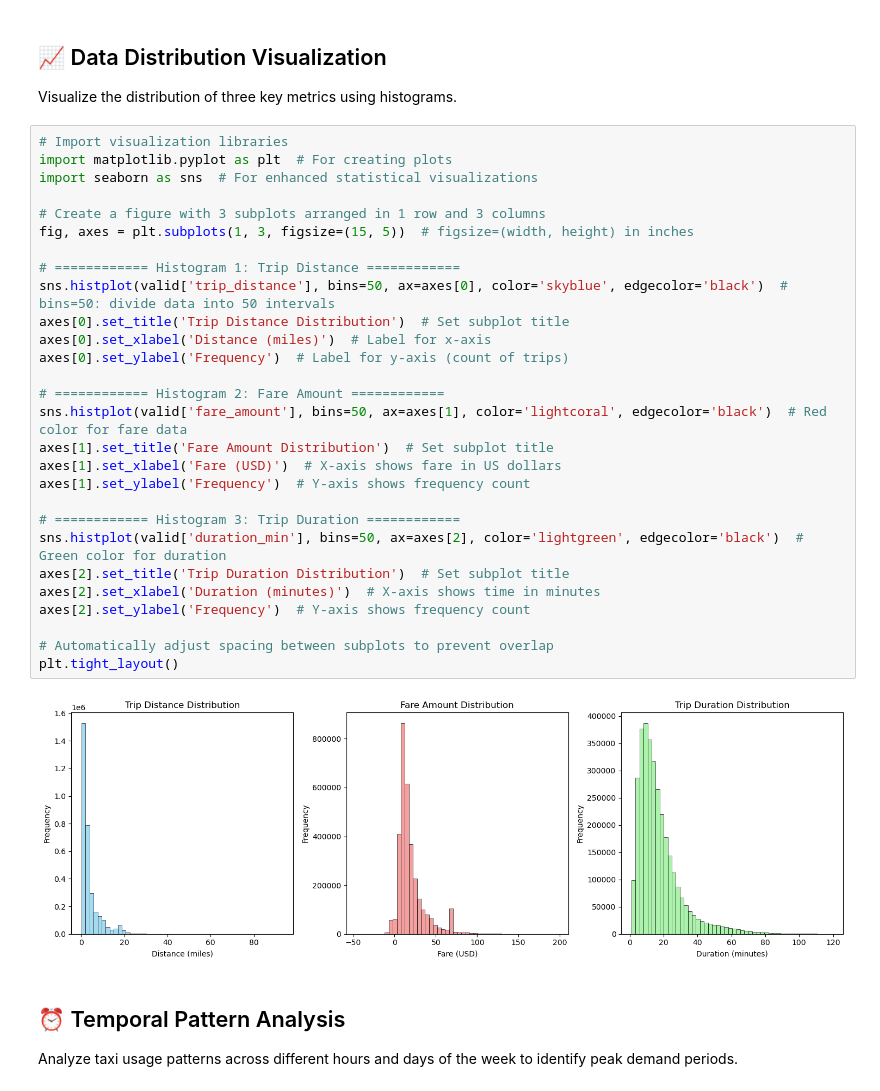
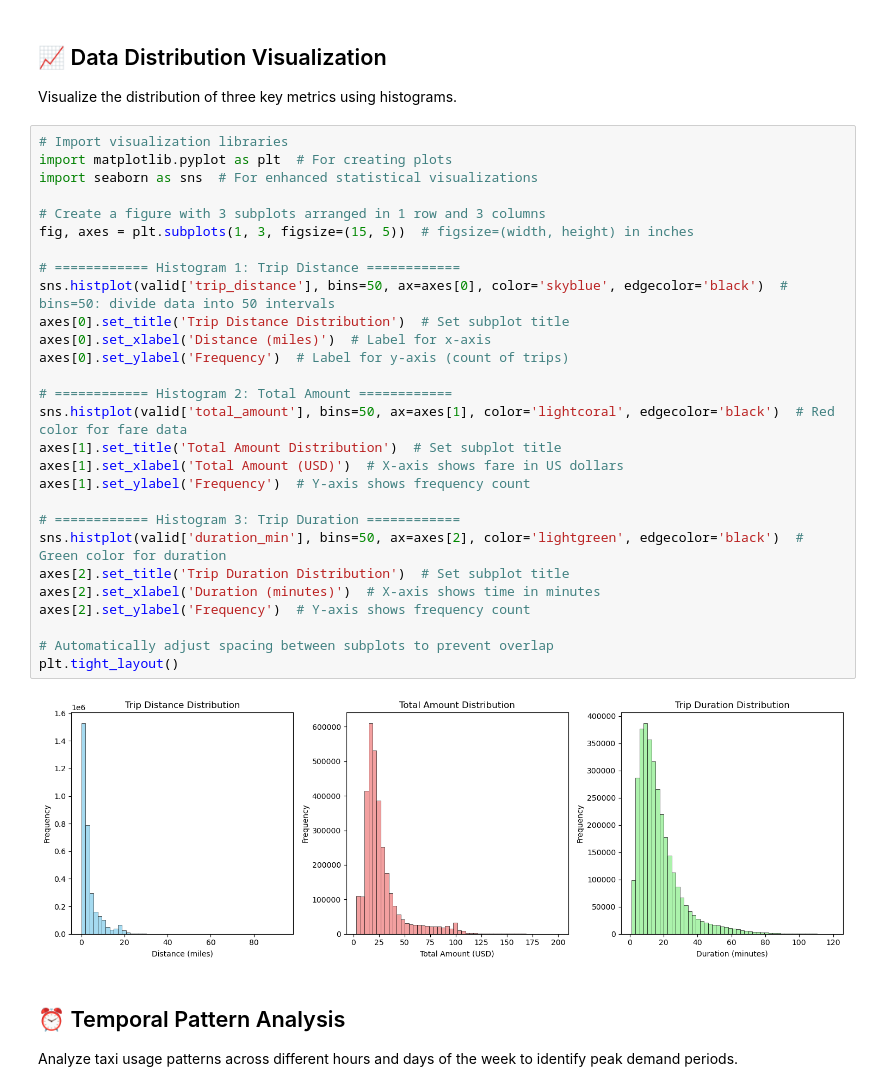
Before and after one commit to boshen24/NYC_Taxi_Visualization, a Jupyter notebook: NYC_Taxi_Visualization.ipynb, the cells around one changed output. Saved outputs shown, nothing was run; the diff lists cells and outputs as text.

```diff
--- a/NYC_Taxi_Visualization.ipynb
+++ b/NYC_Taxi_Visualization.ipynb
@@ -147,33 +149,33 @@ Visualize the distribution of three key metrics using histograms.
 # %%
 # Import visualization libraries
 import matplotlib.pyplot as plt  # For creating plots
 import seaborn as sns  # For enhanced statistical visualizations
 
 # Create a figure with 3 subplots arranged in 1 row and 3 columns
 fig, axes = plt.subplots(1, 3, figsize=(15, 5))  # figsize=(width, height) in inches
 
 # ============ Histogram 1: Trip Distance ============
 sns.histplot(valid['trip_distance'], bins=50, ax=axes[0], color='skyblue', edgecolor='black')  # bins=50: divide data into 50 intervals
 axes[0].set_title('Trip Distance Distribution')  # Set subplot title
 axes[0].set_xlabel('Distance (miles)')  # Label for x-axis
 axes[0].set_ylabel('Frequency')  # Label for y-axis (count of trips)
 
-# ============ Histogram 2: Fare Amount ============
-sns.histplot(valid['fare_amount'], bins=50, ax=axes[1], color='lightcoral', edgecolor='black')  # Red color for fare data
-axes[1].set_title('Fare Amount Distribution')  # Set subplot title
-axes[1].set_xlabel('Fare (USD)')  # X-axis shows fare in US dollars
+# ============ Histogram 2: Total Amount ============
+sns.histplot(valid['total_amount'], bins=50, ax=axes[1], color='lightcoral', edgecolor='black')  # Red color for fare data
+axes[1].set_title('Total Amount Distribution')  # Set subplot title
+axes[1].set_xlabel('Total Amount (USD)')  # X-axis shows fare in US dollars
 axes[1].set_ylabel('Frequency')  # Y-axis shows frequency count
 
 # ============ Histogram 3: Trip Duration ============
 sns.histplot(valid['duration_min'], bins=50, ax=axes[2], color='lightgreen', edgecolor='black')  # Green color for duration
 axes[2].set_title('Trip Duration Distribution')  # Set subplot title
 axes[2].set_xlabel('Duration (minutes)')  # X-axis shows time in minutes
 axes[2].set_ylabel('Frequency')  # Y-axis shows frequency count
 
 # Automatically adjust spacing between subplots to prevent overlap
 plt.tight_layout()
 # %% [output]
-[figure, old version]
+[figure, new version]
 # %% [markdown]
 ## ⏰ Temporal Pattern Analysis
 
```
Also changed, not shown: parts of 1 cell of this notebook.
